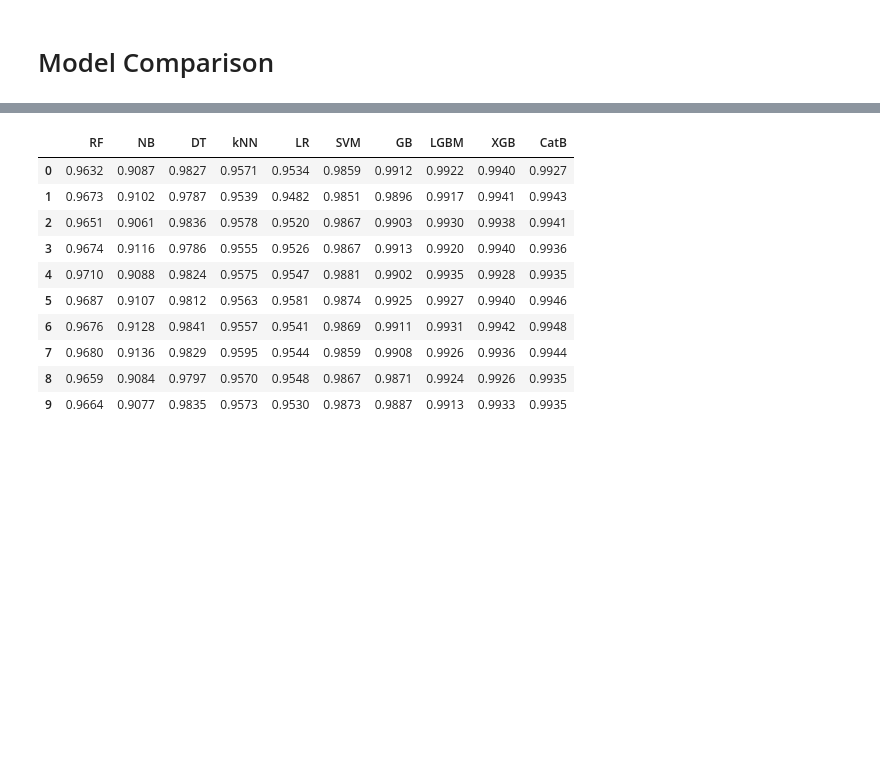
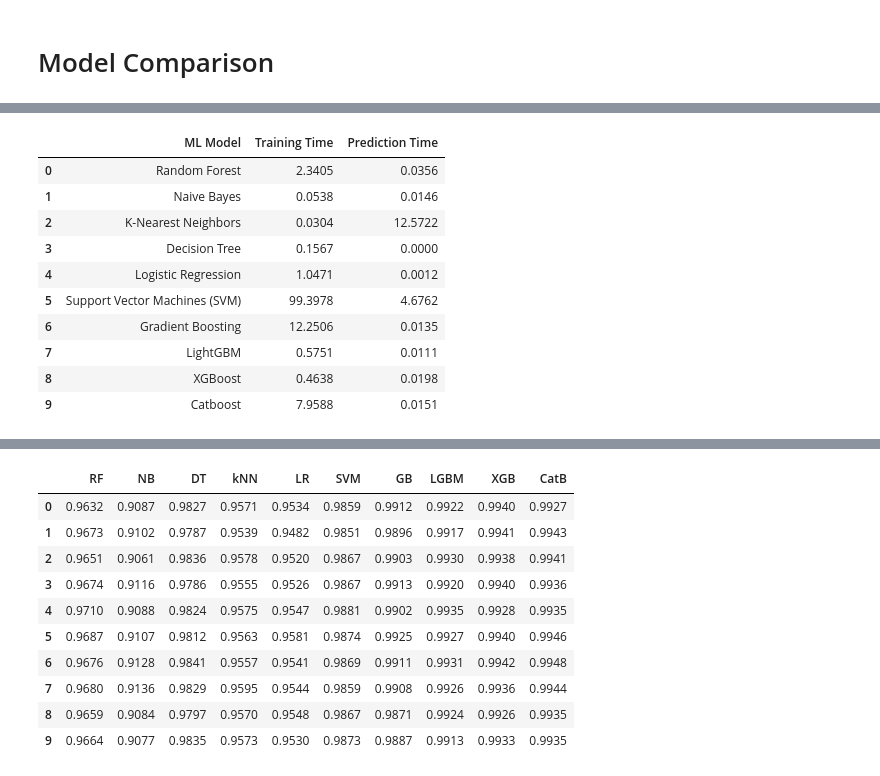
Before and after one commit to arikustiawan/PhishOFE, a Jupyter notebook: PhishOFE_Model_Building_and_Training.ipynb, the cells around one changed output, grey strips where cells are left out. Saved outputs shown, nothing was run; the diff lists cells and outputs as text; code cells hidden in the pictures; blank space fills up the shorter version.

```diff
--- a/PhishOFE_Model_Building_and_Training.ipynb
+++ b/PhishOFE_Model_Building_and_Training.ipynb
@@ -1481,0 +1579,18 @@ print(df_catB)
+# %%
+result2 = pd.DataFrame({ 'ML Model' : ML_Model2,
+                        'Training Time' : training_time,
+                        'Prediction Time' : prediction_time,
+                      })
+result2
+# %% [output]
+|  | ML Model | Training Time | Prediction Time |
+| 0 | Random Forest | 2.3405 | 0.0356 |
+| 1 | Naive Bayes | 0.0538 | 0.0146 |
+| 2 | K-Nearest Neighbors | 0.0304 | 12.5722 |
+| 3 | Decision Tree | 0.1567 | 0.0000 |
+| 4 | Logistic Regression | 1.0471 | 0.0012 |
+| 5 | Support Vector Machines (SVM) | 99.3978 | 4.6762 |
+| 6 | Gradient Boosting | 12.2506 | 0.0135 |
+| 7 | LightGBM | 0.5751 | 0.0111 |
+| 8 | XGBoost | 0.4638 | 0.0198 |
+| 9 | Catboost | 7.9588 | 0.0151 |
```
Also changed, not shown: parts of 23 cells of this notebook.
